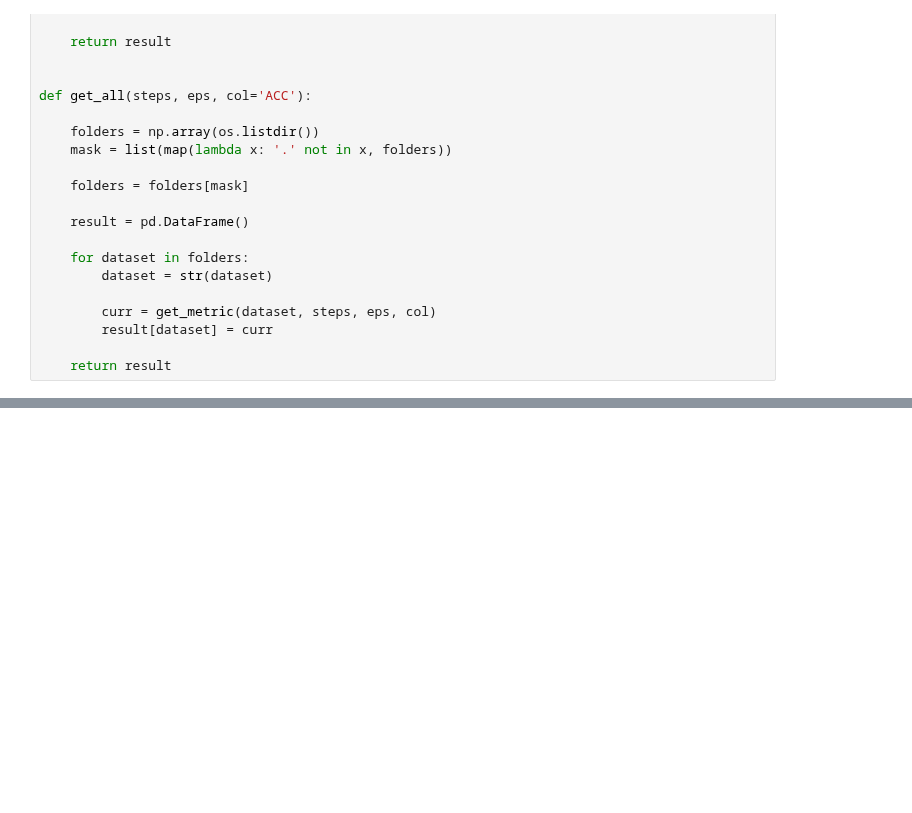
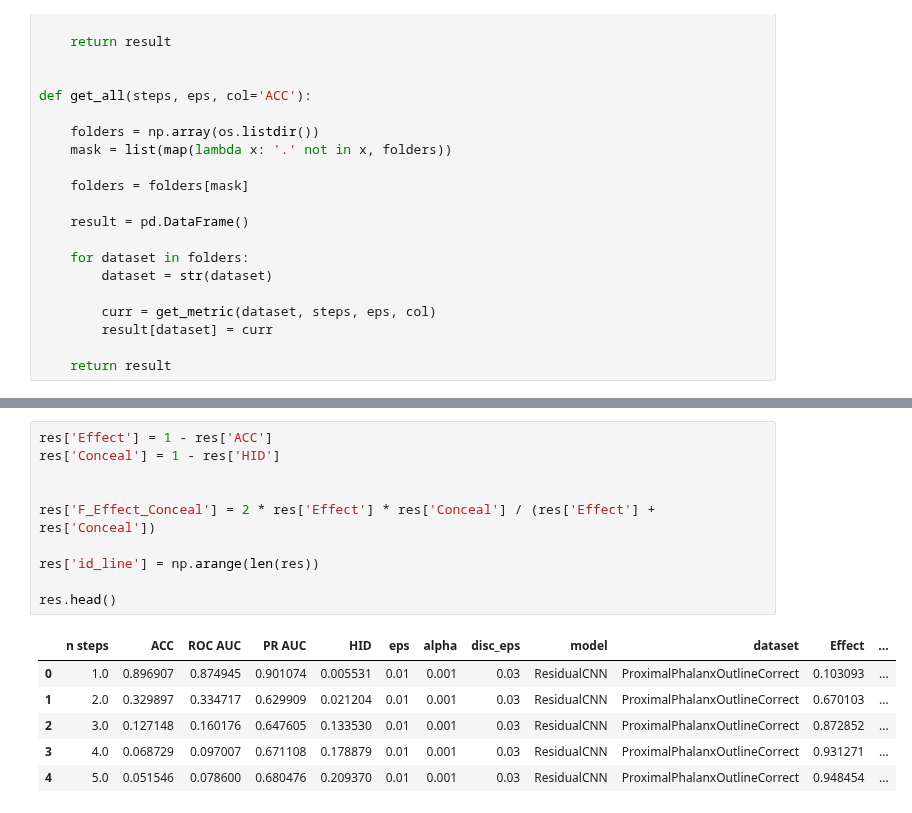
Before and after one commit to petrsokerin/Hidden_adversarial_attacks, a Jupyter notebook: get_results.ipynb, the cells around one changed output, grey strips where cells are left out. Drawn from its saved outputs; the diff is of its cells as text; blank space fills up the shorter version.

```diff
--- a/get_results.ipynb
+++ b/get_results.ipynb
@@ -67,0 +145,17 @@ FreezerRegularTrain LSTM
+# %%
+res['Effect'] = 1 - res['ACC']
+res['Conceal'] = 1 - res['HID']
+
+
+res['F_Effect_Conceal'] = 2 * res['Effect'] * res['Conceal'] / (res['Effect'] + res['Conceal'])
+
+res['id_line'] = np.arange(len(res))
+
+res.head()
+# %% [output]
+|  | n steps | ACC | ROC AUC | PR AUC | HID | eps | alpha | disc_eps | model | dataset | Effect | ... |
+| 0 | 1.0 | 0.896907 | 0.874945 | 0.901074 | 0.005531 | 0.01 | 0.001 | 0.03 | ResidualCNN | ProximalPhalanxOutlineCorrect | 0.103093 | ... |
+| 1 | 2.0 | 0.329897 | 0.334717 | 0.629909 | 0.021204 | 0.01 | 0.001 | 0.03 | ResidualCNN | ProximalPhalanxOutlineCorrect | 0.670103 | ... |
+| 2 | 3.0 | 0.127148 | 0.160176 | 0.647605 | 0.133530 | 0.01 | 0.001 | 0.03 | ResidualCNN | ProximalPhalanxOutlineCorrect | 0.872852 | ... |
+| 3 | 4.0 | 0.068729 | 0.097007 | 0.671108 | 0.178879 | 0.01 | 0.001 | 0.03 | ResidualCNN | ProximalPhalanxOutlineCorrect | 0.931271 | ... |
+| 4 | 5.0 | 0.051546 | 0.078600 | 0.680476 | 0.209370 | 0.01 | 0.001 | 0.03 | ResidualCNN | ProximalPhalanxOutlineCorrect | 0.948454 | ... |
```
Also changed, not shown: parts of 8 cells of this notebook, 2 other files.
